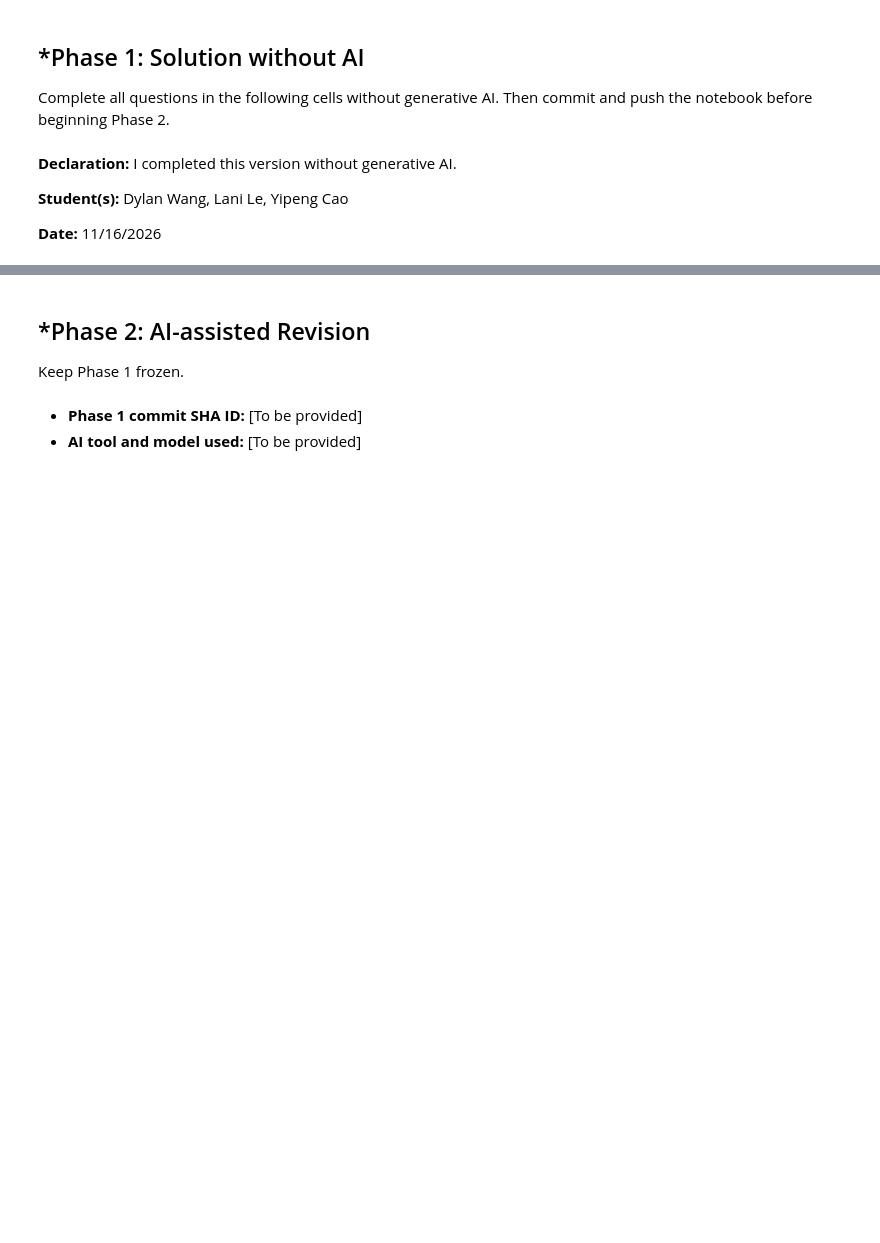
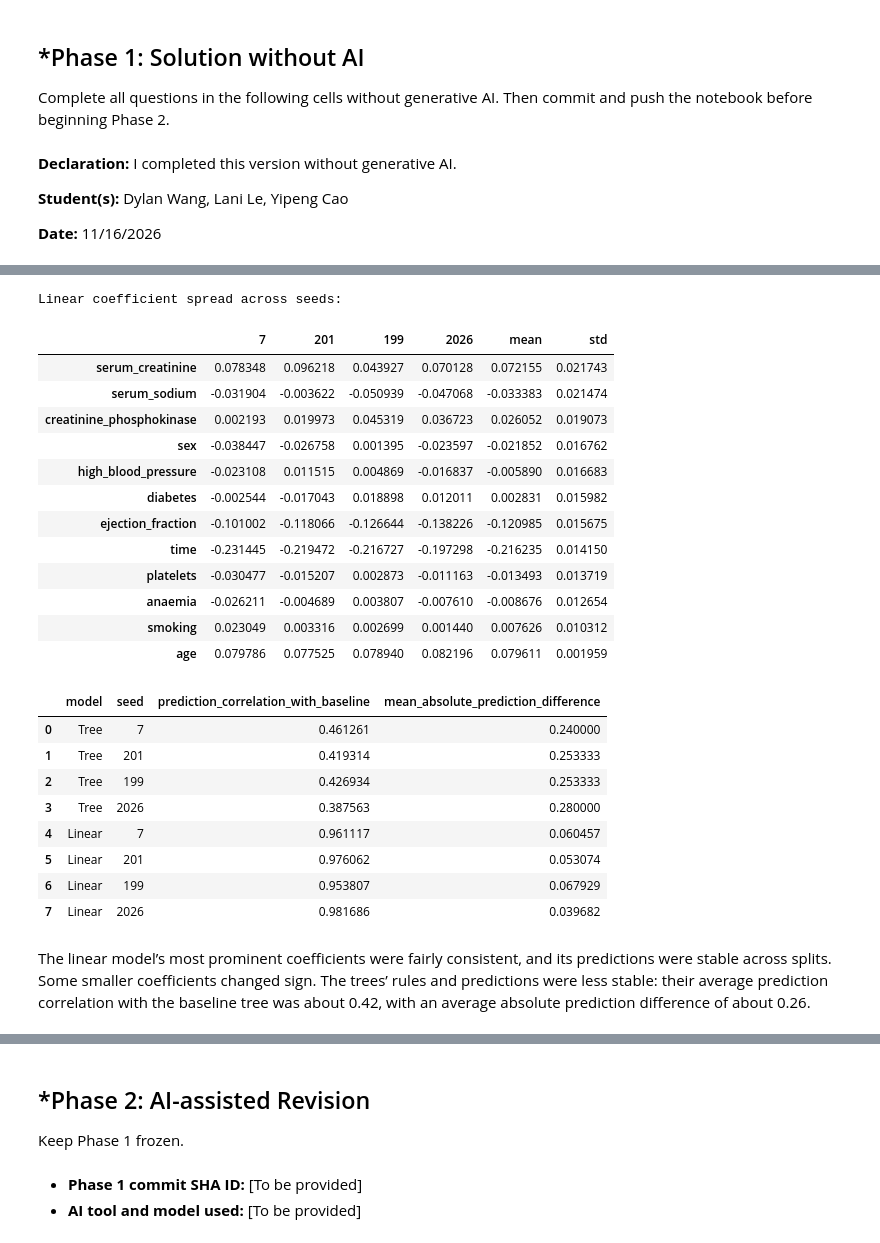
Before and after one commit to yilinw762/L03-tree-stability, a Jupyter notebook: notebook.ipynb, the cells around one changed output, grey strips where cells are left out. Saved outputs shown, nothing was run; the diff lists cells and outputs as text; code cells hidden in the pictures; blank space fills up the shorter version.

```diff
--- a/notebook.ipynb
+++ b/notebook.ipynb
@@ -85,2 +309,56 @@ print(heart_failure_data_set.head())
+# %%
+# 5. Do linear models appear to have similar coefficients and predictions across train/test splits? Do trees?
+print("Linear coefficient spread across seeds:")
+display(
+    coefficient_table.assign(
+        mean=coefficient_table.mean(axis=1),
+        std=coefficient_table.std(axis=1)
+    ).sort_values("std", ascending=False)
+)
+
+# correlation of each seed's predictions with the baseline predictions
+prediction_stability = []
+
+for model_name, baseline_preds, alternatives in [
+    ("Tree", tree_pred_baseline, tree_predictions),
+    ("Linear", linear_pred_baseline, linear_predictions)
+]:
+    for seed, alt_preds in alternatives.items():
+        prediction_stability.append({
+            "model": model_name,
+            "seed": seed,
+            "prediction_correlation_with_baseline":
+                np.corrcoef(baseline_preds, alt_preds)[0, 1],
+            "mean_absolute_prediction_difference":
+                np.mean(np.abs(baseline_preds - alt_preds))
+        })
+
+display(pd.DataFrame(prediction_stability))
+# %% [output]
+Linear coefficient spread across seeds:
+|  | 7 | 201 | 199 | 2026 | mean | std |
+| serum_creatinine | 0.078348 | 0.096218 | 0.043927 | 0.070128 | 0.072155 | 0.021743 |
+| serum_sodium | -0.031904 | -0.003622 | -0.050939 | -0.047068 | -0.033383 | 0.021474 |
+| creatinine_phosphokinase | 0.002193 | 0.019973 | 0.045319 | 0.036723 | 0.026052 | 0.019073 |
+| sex | -0.038447 | -0.026758 | 0.001395 | -0.023597 | -0.021852 | 0.016762 |
+| high_blood_pressure | -0.023108 | 0.011515 | 0.004869 | -0.016837 | -0.005890 | 0.016683 |
+| diabetes | -0.002544 | -0.017043 | 0.018898 | 0.012011 | 0.002831 | 0.015982 |
+| ejection_fraction | -0.101002 | -0.118066 | -0.126644 | -0.138226 | -0.120985 | 0.015675 |
+| time | -0.231445 | -0.219472 | -0.216727 | -0.197298 | -0.216235 | 0.014150 |
+| platelets | -0.030477 | -0.015207 | 0.002873 | -0.011163 | -0.013493 | 0.013719 |
+| anaemia | -0.026211 | -0.004689 | 0.003807 | -0.007610 | -0.008676 | 0.012654 |
+| smoking | 0.023049 | 0.003316 | 0.002699 | 0.001440 | 0.007626 | 0.010312 |
+| age | 0.079786 | 0.077525 | 0.078940 | 0.082196 | 0.079611 | 0.001959 |
+|  | model | seed | prediction_correlation_with_baseline | mean_absolute_prediction_difference |
+| 0 | Tree | 7 | 0.461261 | 0.240000 |
+| 1 | Tree | 201 | 0.419314 | 0.253333 |
+| 2 | Tree | 199 | 0.426934 | 0.253333 |
+| 3 | Tree | 2026 | 0.387563 | 0.280000 |
+| 4 | Linear | 7 | 0.961117 | 0.060457 |
+| 5 | Linear | 201 | 0.976062 | 0.053074 |
+| 6 | Linear | 199 | 0.953807 | 0.067929 |
+| 7 | Linear | 2026 | 0.981686 | 0.039682 |
+# %% [markdown]
+The linear model’s most prominent coefficients were fairly consistent, and its predictions were stable across splits. Some smaller coefficients changed sign. The trees’ rules and predictions were less stable: their average prediction correlation with the baseline tree was about 0.42, with an average absolute prediction difference of about 0.26.
 # %%
 # 6. True or false for this dataset, and explain: "Even if the models end up having a substantially different appearance, the predictions they generate are often very similar."
```
Also changed, not shown: parts of 14 cells of this notebook.
